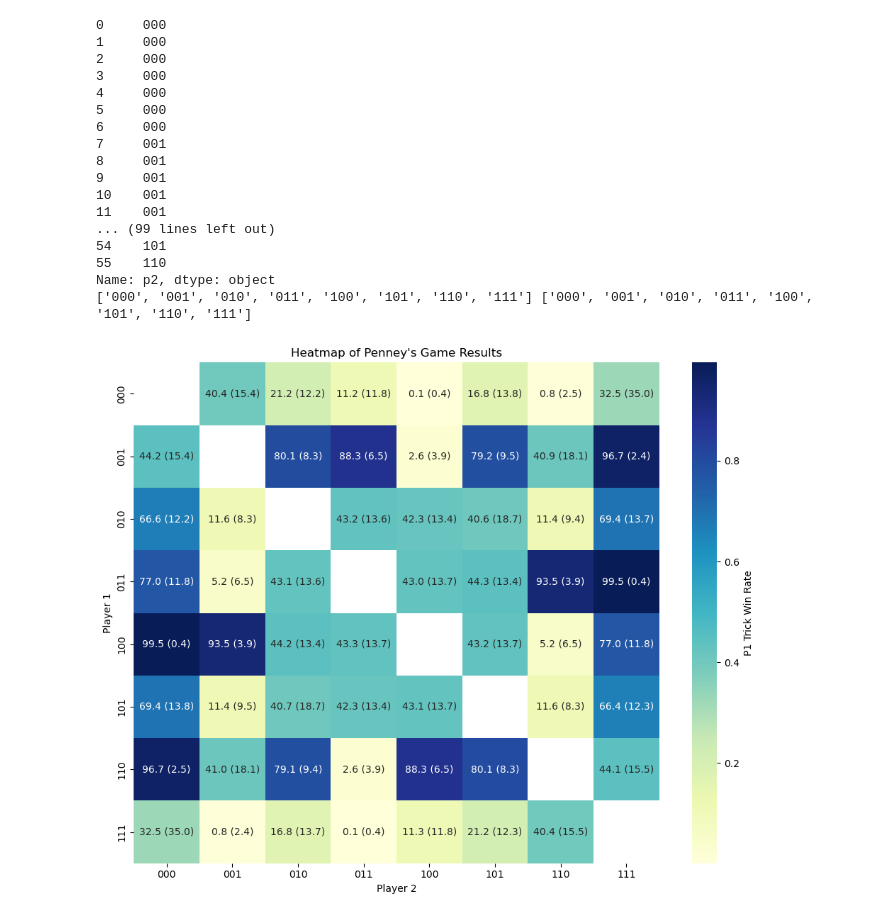
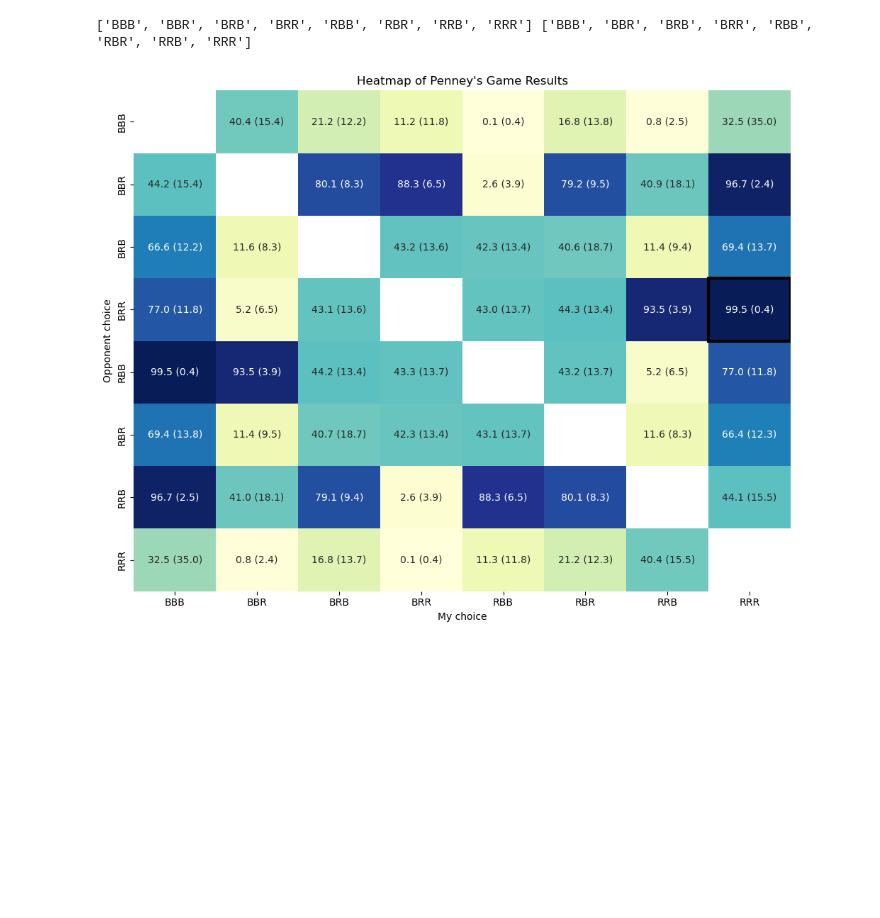
Before and after one commit to LexingtonSmiles/Penney-Game, a Jupyter notebook: src/testerheatmap.ipynb, the cells around one changed output. Drawn from its saved outputs; the diff is of its cells as text; code cells hidden in the pictures; blank space fills up the shorter version.

```diff
--- a/src/testerheatmap.ipynb
+++ b/src/testerheatmap.ipynb
@@ -6,57 +6,59 @@ import matplotlib.pyplot as plt
 # %%
 # Step 1: Load the data
 df = pd.read_csv("C:/Users/kmand/DATA 440/Penney-Game/outputs/scoring_analysis", converters = {'p1': str, 'p2' : str})
-
+df["p1"] = df["p1"].str.replace('0', 'B').str.replace('1', 'R')
+df["p2"] = df["p2"].str.replace('0', 'B').str.replace('1', 'R')
 
 # Step 2: Compute total tricks and win/draw rates
 df["total_tricks"] = df["p1_wins_tricks"] + df["p2_wins_tricks"] + df["draws_tricks"]
 df["p1_trick_win_rate"] = df["p1_wins_tricks"] / df["total_tricks"]
 df["draw_trick_rate"] = df["draws_tricks"] / df["total_tricks"]
 
 # Step 3: Create a pivot table with formatted annotations
 # Format: "P1% (Draw%)"
 df["annotation"] = df.apply(lambda row: f'{row["p1_trick_win_rate"]*100:.1f} ({row["draw_trick_rate"]*100:.1f})', axis=1)
-print(df["p1"])
-print(df["p2"])
+
 # Get unique p1 and p2 combinations for axes
 p1_values = sorted(df["p1"].unique())
 p2_values = sorted(df["p2"].unique())
 
 # Create a matrix of annotations
 annotation_matrix = pd.DataFrame(index=p1_values, columns=p2_values)
 print(p1_values, p2_values)
 
 # Fill in the matrix with our formatted annotations
 for _, row in df.iterrows():
     annotation_matrix.loc[row["p1"], row["p2"]] = row["annotation"]
 
 # Also create a matrix of numerical values for coloring (just the win rate)
 value_matrix = df.pivot(index="p1", columns="p2", values="p1_trick_win_rate")
 
-# Step 4: Plotting the heatmap
+import matplotlib.pyplot as plt
+import seaborn as sns
+import matplotlib.patches as patches
+
+# Step 1: Plot the heatmap
 plt.figure(figsize=(10, 8))
-sns.heatmap(value_matrix, annot=annotation_matrix, fmt='', cmap="YlGnBu", cbar_kws={'label': 'P1 Trick Win Rate'})
+ax = sns.heatmap(value_matrix, annot=annotation_matrix, fmt='', cmap="YlGnBu", cbar=False)
+
+# Step 2: Find the max value position(s)
+# For one box: highest value in whole matrix
+max_val = value_matrix.max().max()
+result = (value_matrix == max_val)
+
+for (row_idx, col_idx), is_max in result.stack().items():
+    if is_max:
+        # Step 3: Draw a rectangle around the cell
+        ax.add_patch(patches.Rectangle((value_matrix.columns.get_loc(col_idx),
+                                        value_matrix.index.get_loc(row_idx)),
+                                       1, 1, fill=False, edgecolor='black', lw=3))
+
+# Optional: Titles and labels
 plt.title("Heatmap of Penney's Game Results")
-plt.xlabel("Player 2")
-plt.ylabel("Player 1")
+plt.ylabel("Opponent choice")
+plt.xlabel("My choice")
 plt.tight_layout()
 plt.show()
 # %% [output]
-0     000
-1     000
-2     000
-3     000
-4     000
-5     000
-6     000
-7     001
-8     001
-9     001
-10    001
-11    001
-... (99 lines left out)
-54    101
-55    110
-Name: p2, dtype: object
-['000', '001', '010', '011', '100', '101', '110', '111'] ['000', '001', '010', '011', '100', '101', '110', '111']
+['BBB', 'BBR', 'BRB', 'BRR', 'RBB', 'RBR', 'RRB', 'RRR'] ['BBB', 'BBR', 'BRB', 'BRR', 'RBB', 'RBR', 'RRB', 'RRR']
-[figure, old version]
+[figure, new version]
```
Also changed, not shown: parts of 1 cell of this notebook, 1 other file.
